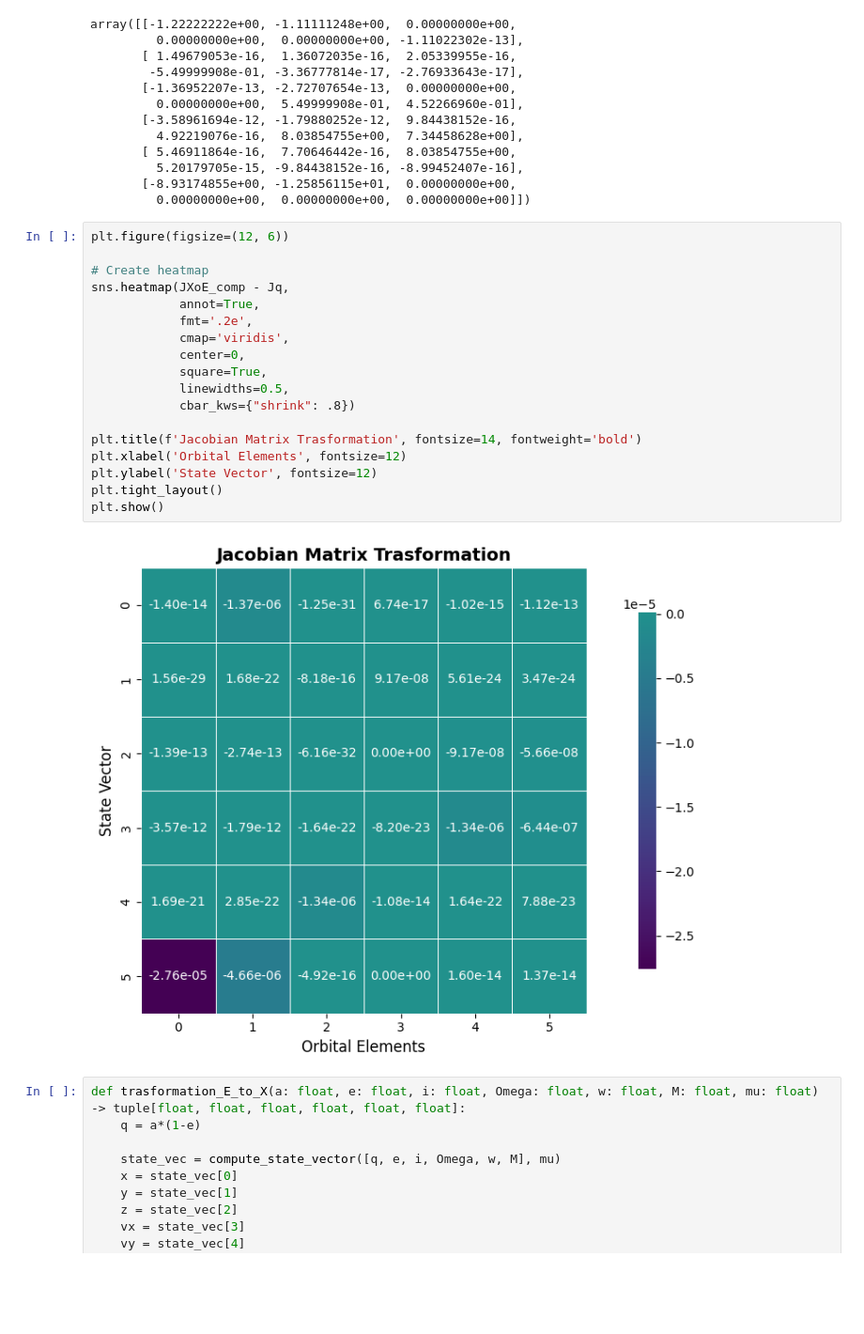
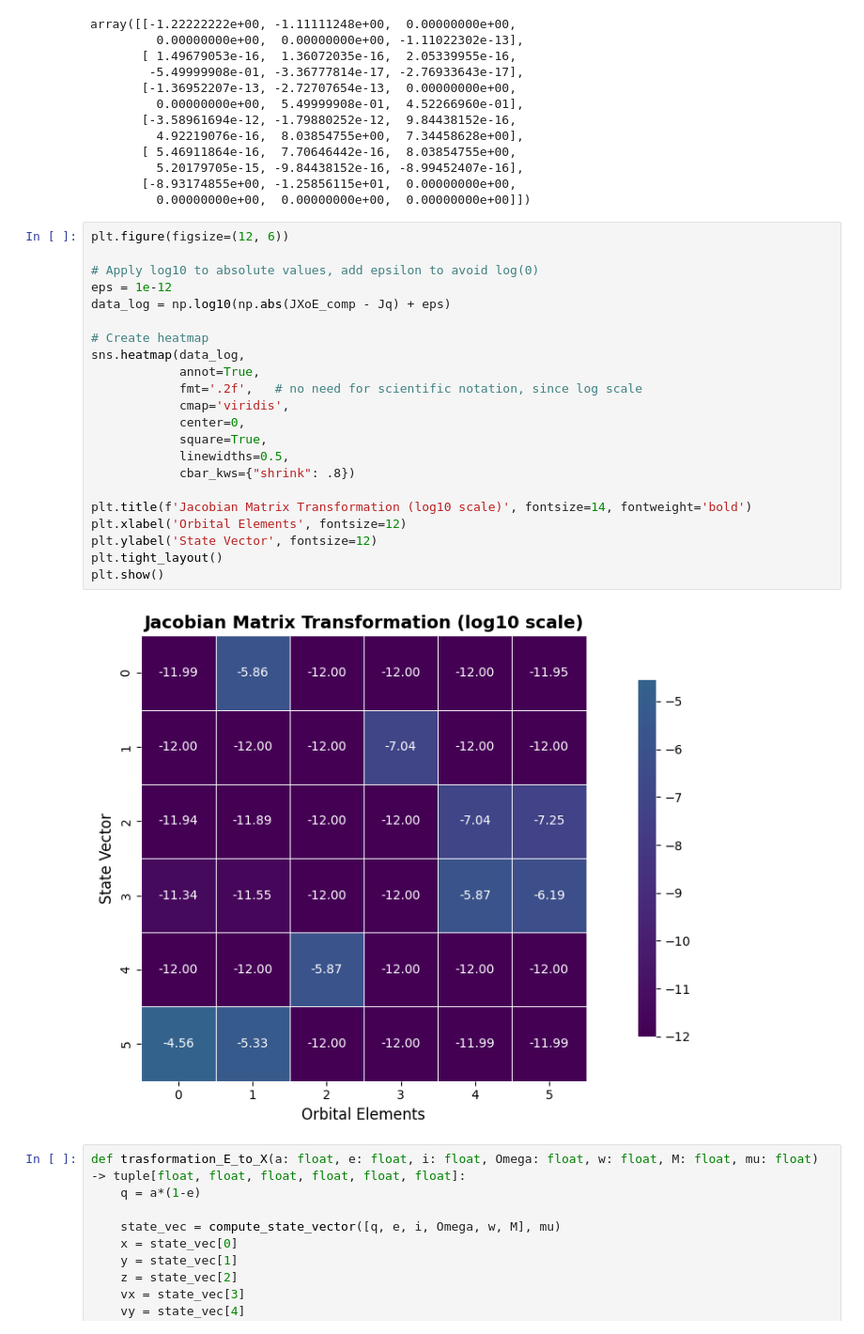
Before and after one commit to JuanitaAgudelo/TesisRepo, a Jupyter notebook: jacobian_calculations/complete_trasformation_test.ipynb, the cells around one changed output. Shown at 94% size. Drawn from its saved outputs; the diff is of its cells as text; blank space fills up the shorter version.

Commit message:
jacobian mapping

```diff
--- a/jacobian_calculations/complete_trasformation_test.ipynb
+++ b/jacobian_calculations/complete_trasformation_test.ipynb
@@ -204,23 +222,27 @@ array([[-1.22222222e+00, -1.11111248e+00,  0.00000000e+00,
 # %%
 plt.figure(figsize=(12, 6))
 
+# Apply log10 to absolute values, add epsilon to avoid log(0)
+eps = 1e-12
+data_log = np.log10(np.abs(JXoE_comp - Jq) + eps)
+
 # Create heatmap
-sns.heatmap(JXoE_comp - Jq,
+sns.heatmap(data_log,
             annot=True,
-            fmt='.2e',
+            fmt='.2f',   # no need for scientific notation, since log scale
             cmap='viridis',
             center=0,
             square=True,
             linewidths=0.5,
             cbar_kws={"shrink": .8})
 
-plt.title(f'Jacobian Matrix Trasformation', fontsize=14, fontweight='bold')
+plt.title(f'Jacobian Matrix Transformation (log10 scale)', fontsize=14, fontweight='bold')
 plt.xlabel('Orbital Elements', fontsize=12)
 plt.ylabel('State Vector', fontsize=12)
 plt.tight_layout()
 plt.show()
 # %% [output]
-[figure, old version]
+[figure, new version]
 # %%
 def trasformation_E_to_X(a: float, e: float, i: float, Omega: float, w: float, M: float, mu: float) -> tuple[float, float, float, float, float, float]:
     q = a*(1-e)
```
Also changed, not shown: parts of 18 cells of this notebook, 9 other files.
